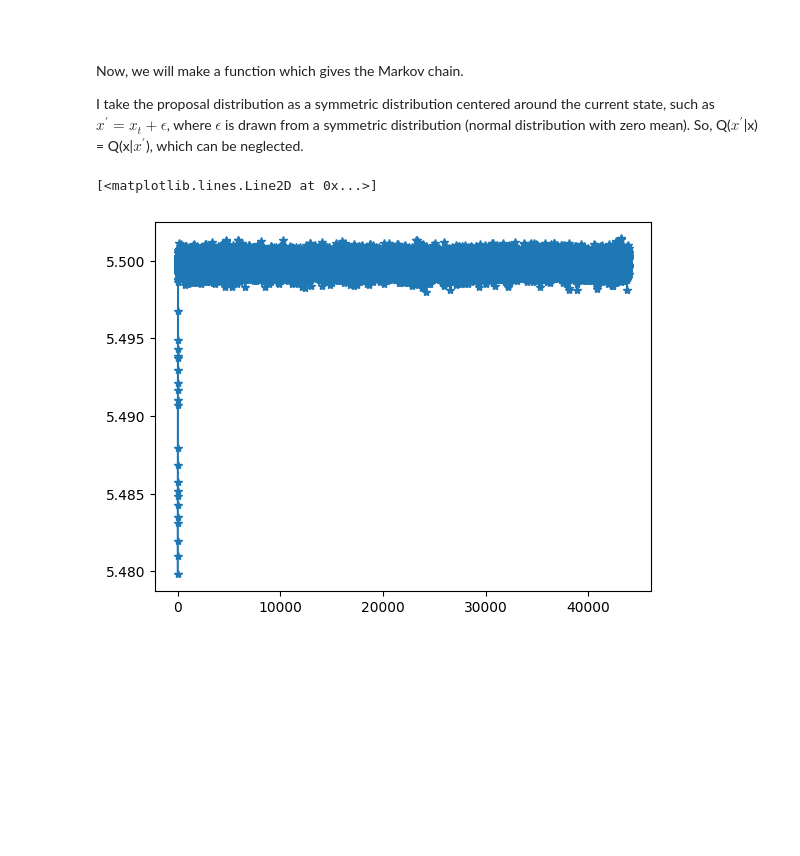
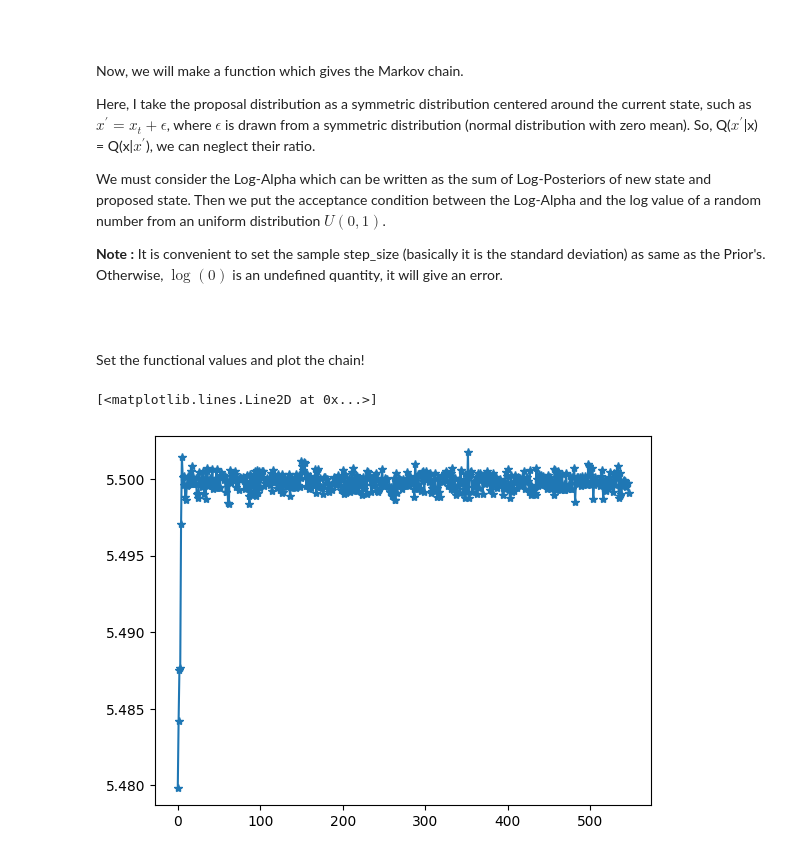
Before and after one commit to RitwikDas007/My-Collections, a Jupyter notebook: Bayes' Theorem.ipynb, the cells around one changed output. Saved outputs shown, nothing was run; the diff lists cells and outputs as text; code cells hidden in the pictures; blank space fills up the shorter version.

Commit message:
update Markov chain

```diff
--- a/Bayes' Theorem.ipynb
+++ b/Bayes' Theorem.ipynb
@@ -294,7 +294,7 @@ def Log_Likelihood(y, time, omega, sigma = 0.1) :
 # %% [markdown]
 Now we have to consider the logarithm of the prior distribution. Set the mean value at the omega based on our knowledge of prior. Here I choose that value corresponds to maximum Log-Likelihood.
 # %%
-def Log_Prior(omega, mean = Max_omega, sigma = 0.001) :
+def Log_Prior(omega, mean = Max_omega, sigma = step_size) :
 	x = stats.norm.pdf(omega, mean, sigma)
 	return np.log(x)
 # %% [markdown]
@@ -309,27 +309,35 @@ def Log_Posterior(y, time, omega) :
 # %% [markdown]
 Now, we will make a function which gives the Markov chain.
 
-I take the proposal distribution as a symmetric distribution centered around the current state, such as $x^\prime = x_t + \epsilon$, where $\epsilon$ is drawn from a symmetric distribution (normal distribution with zero mean). So, Q($x^{\prime}$|x) = Q(x|$x^{\prime}$), which can be neglected.
+Here, I take the proposal distribution as a symmetric distribution centered around the current state, such as $x^\prime = x_t + \epsilon$, where $\epsilon$ is drawn from a symmetric distribution (normal distribution with zero mean). So, Q($x^{\prime}$|x) = Q(x|$x^{\prime}$), we can neglect their ratio.
+
+We must consider the Log-Alpha which can be written as the sum of Log-Posteriors of new state and proposed state. Then we put the acceptance condition between the Log-Alpha and the log value of a random number from an uniform distribution $U(0,1)$.
+
+**Note :** It is convenient to set the sample step_size (basically it is the standard deviation) as same as the Prior's. Otherwise, $\log{(0)}$ is an undefined quantity, it will give an error.
 # %%
 def Metropolis_Hastings(Log_Posterior, y, time, omega_in, step_size, iteration) :
 	omega_current = [omega_in]
 
 	for _ in range(iteration):
 		omega_proposed = omega_current[-1] + np.random.normal(0, step_size)
-		log_alpha = Log_Posterior(y, time, omega_proposed) - Log_Posterior(y, time, omega_current[-1])
-		if log_alpha > np.log(np.random.rand()) :
+		Log_Alpha = Log_Posterior(y, time, omega_proposed) - Log_Posterior(y, time, omega_current[-1])
+		if Log_Alpha > np.log(np.random.rand()) :
 			omega_current.append(omega_proposed)
 
 	return omega_current
+# %% [markdown]
+#####
+# %% [markdown]
+Set the functional values and plot the chain!
 # %%
 y = y_obs
 omega_in = Max_omega-2e-2
-step_size = 0.001
-iteration = 100000
+step_size = 0.01
+iteration = 10000
 
 samples = Metropolis_Hastings(Log_Posterior, y, time, omega_in, step_size, iteration)
 
 plt.plot(samples, '-*')
 # %% [output]
 [<matplotlib.lines.Line2D at 0x...>]
-[figure, old version]
+[figure, new version]
```
